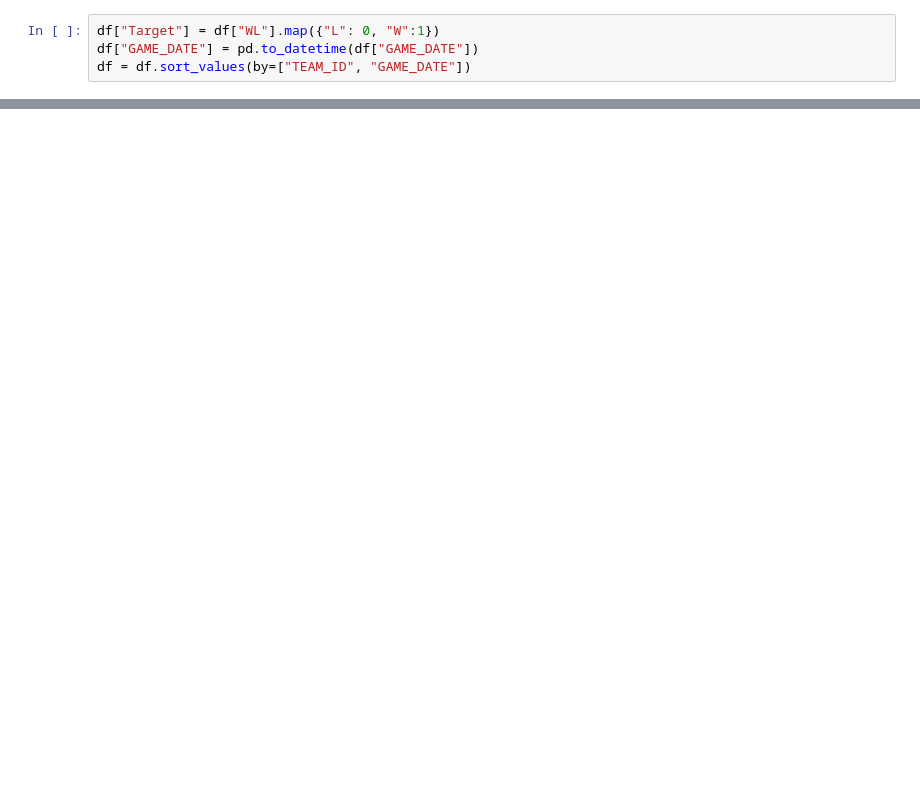
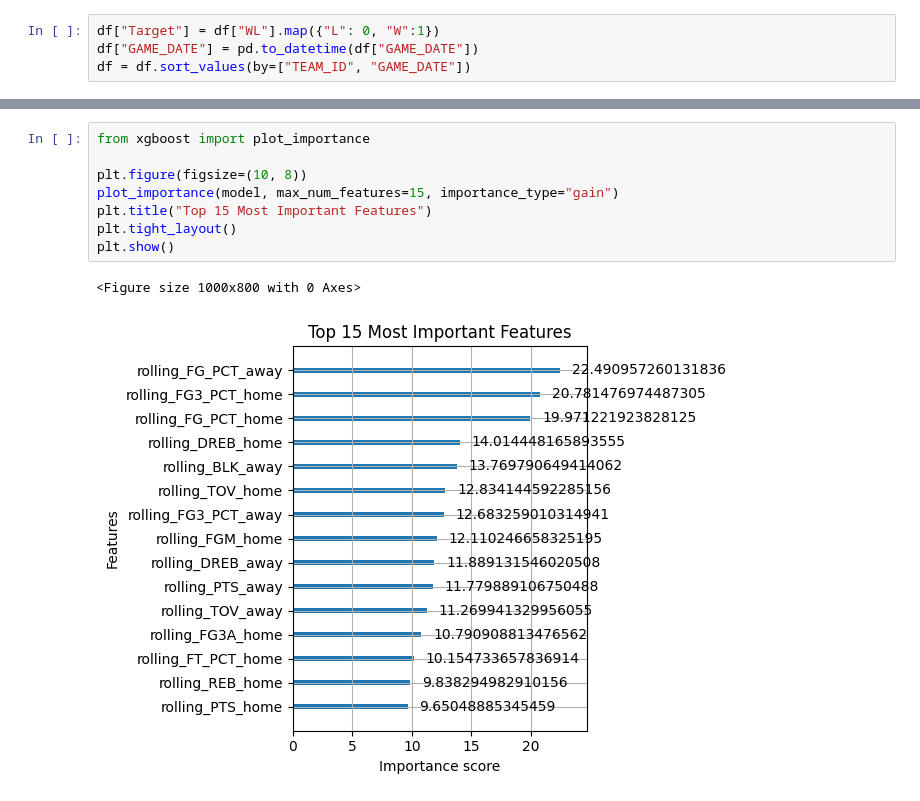
Before and after one commit to sakshambista11/nba-prediction-engine-app, a Jupyter notebook: nbawinprobability.ipynb, the cells around one changed output, grey strips where cells are left out. Cells and saved outputs as stored; diff of their text form; blank space fills up the shorter version.

```diff
--- a/nbawinprobability.ipynb
+++ b/nbawinprobability.ipynb
@@ -128,0 +105,11 @@ Model saved successfully!
+# %%
+from xgboost import plot_importance
+
+plt.figure(figsize=(10, 8))
+plot_importance(model, max_num_features=15, importance_type="gain")
+plt.title("Top 15 Most Important Features")
+plt.tight_layout()
+plt.show()
+# %% [output]
+<Figure size 1000x800 with 0 Axes>
+[figure, added]
```
Also changed, not shown: parts of 14 cells of this notebook.
